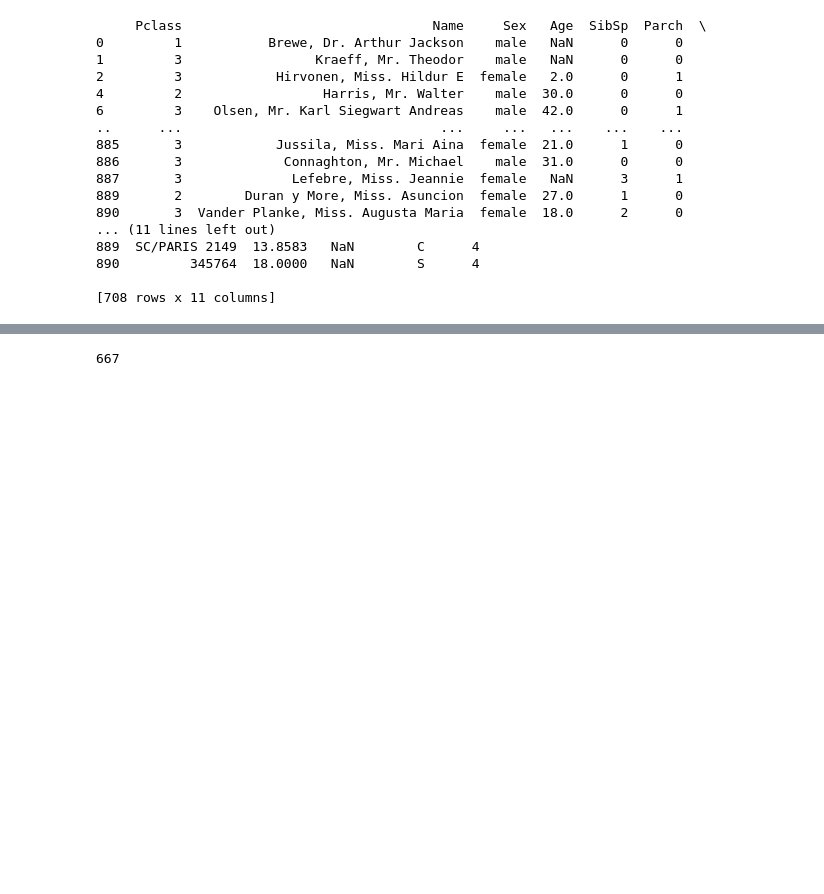
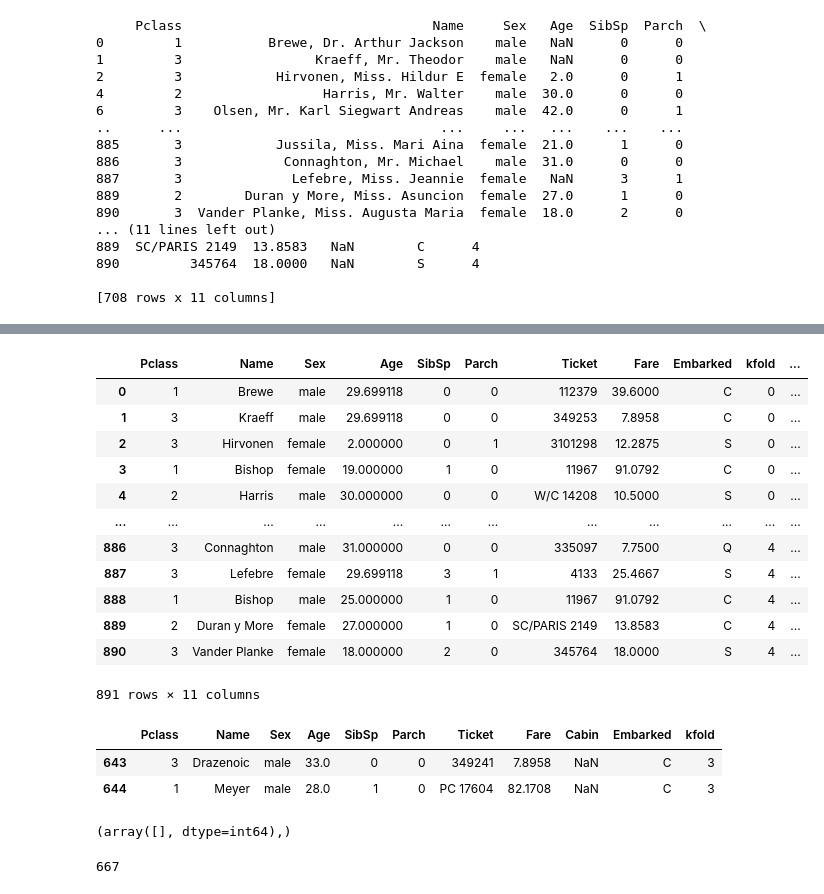
Before and after one commit to bobbymarx/titanic_kaggle, a Jupyter notebook: notebooks/Untitled.ipynb, the cells around one changed output, grey strips where cells are left out. Cells and saved outputs as stored; diff of their text form; code cells hidden in the pictures; blank space fills up the shorter version.

```diff
--- a/notebooks/Untitled.ipynb
+++ b/notebooks/Untitled.ipynb
@@ -81,3 +81,6 @@ print(nan_rows)
 890         345764  18.0000   NaN        S      4
 
 [708 rows x 11 columns]
+# %%
+x_tmp['Title'] = x_tmp['Name'].str.extract(r' ([A-Za-z]+)\.')  # Looks for words followed by a dot
+x_tmp['Title']= x_tmp['Title'].fillna('Unknown')
@@ -83,0 +93,3 @@ print(nan_rows)
+# %%
+#one-hot encoding titles
+x_tmp = pd.get_dummies(x_tmp, columns=['Title'], prefix='Title')
@@ -83,0 +106,11 @@ print(nan_rows)
+# %%
+#how to deal with the cabin
+# Step 1: Extract first letter or assign 'U' if NaN
+x_tmp['Letter'] = x_tmp['Cabin'].astype(str).str[0].where(x_tmp['Cabin'].notna(), 'U')
+
+# Step 2: Define mapping and convert to numbers
+letter_mapping = {letter: idx for idx, letter in enumerate('ABCDEFGHIJKLMNOPQRSTUVWXYZU', start=1)}
+
+x_tmp['Letter_Encoded'] = x_tmp['Letter'].map(letter_mapping)
+
+print(x_tmp)
@@ -84,2 +135,26 @@ print(nan_rows)
+# %%
+x_tmp.drop(['Letter', 'Cabin'], axis=1, inplace=True)
+# %%
+x_tmp
+# %% [output]
+|  | Pclass | Name | Sex | Age | SibSp | Parch | Ticket | Fare | Embarked | kfold | ... |
+| 0 | 1 | Brewe | male | 29.699118 | 0 | 0 | 112379 | 39.6000 | C | 0 | ... |
+| 1 | 3 | Kraeff | male | 29.699118 | 0 | 0 | 349253 | 7.8958 | C | 0 | ... |
+| 2 | 3 | Hirvonen | female | 2.000000 | 0 | 1 | 3101298 | 12.2875 | S | 0 | ... |
+| 3 | 1 | Bishop | female | 19.000000 | 1 | 0 | 11967 | 91.0792 | C | 0 | ... |
+| 4 | 2 | Harris | male | 30.000000 | 0 | 0 | W/C 14208 | 10.5000 | S | 0 | ... |
+| ... | ... | ... | ... | ... | ... | ... | ... | ... | ... | ... | ... |
+| 886 | 3 | Connaghton | male | 31.000000 | 0 | 0 | 335097 | 7.7500 | Q | 4 | ... |
+| 887 | 3 | Lefebre | female | 29.699118 | 3 | 1 | 4133 | 25.4667 | S | 4 | ... |
+| 888 | 1 | Bishop | male | 25.000000 | 1 | 0 | 11967 | 91.0792 | C | 4 | ... |
+| 889 | 2 | Duran y More | female | 27.000000 | 1 | 0 | SC/PARIS 2149 | 13.8583 | C | 4 | ... |
+| 890 | 3 | Vander Planke | female | 18.000000 | 2 | 0 | 345764 | 18.0000 | S | 4 | ... |
+891 rows × 11 columns
 # %%
 x_tmp['Name'] = x_tmp['Name'].str.split(',').str[0]
+# %%
+x_tmp[643:645]
+# %% [output]
+|  | Pclass | Name | Sex | Age | SibSp | Parch | Ticket | Fare | Cabin | Embarked | kfold |
+| 643 | 3 | Drazenoic | male | 33.0 | 0 | 0 | 349241 | 7.8958 | NaN | C | 3 |
+| 644 | 1 | Meyer | male | 28.0 | 1 | 0 | PC 17604 | 82.1708 | NaN | C | 3 |
@@ -86,3 +167,7 @@ x_tmp['Name'] = x_tmp['Name'].str.split(',').str[0]
+# %%
+np.where(x_tmp['Age'].isna()==True)
+# %% [output]
+(array([], dtype=int64),)
 # %%
 from sklearn.preprocessing import LabelEncoder
 
```
Also changed, not shown: parts of 5 cells of this notebook, 4 other files.
